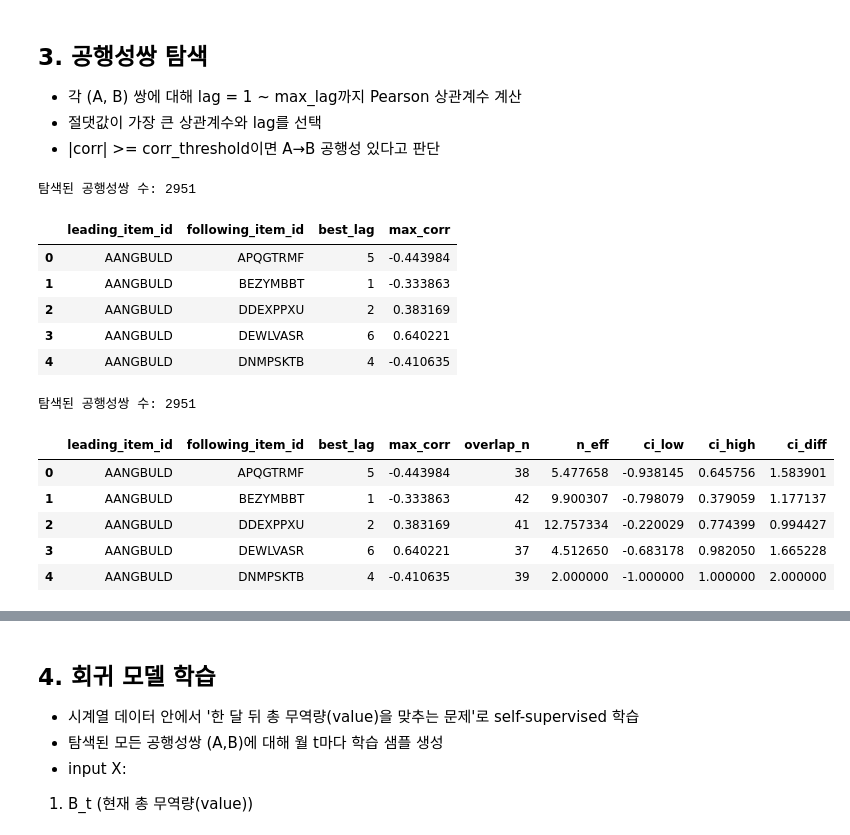
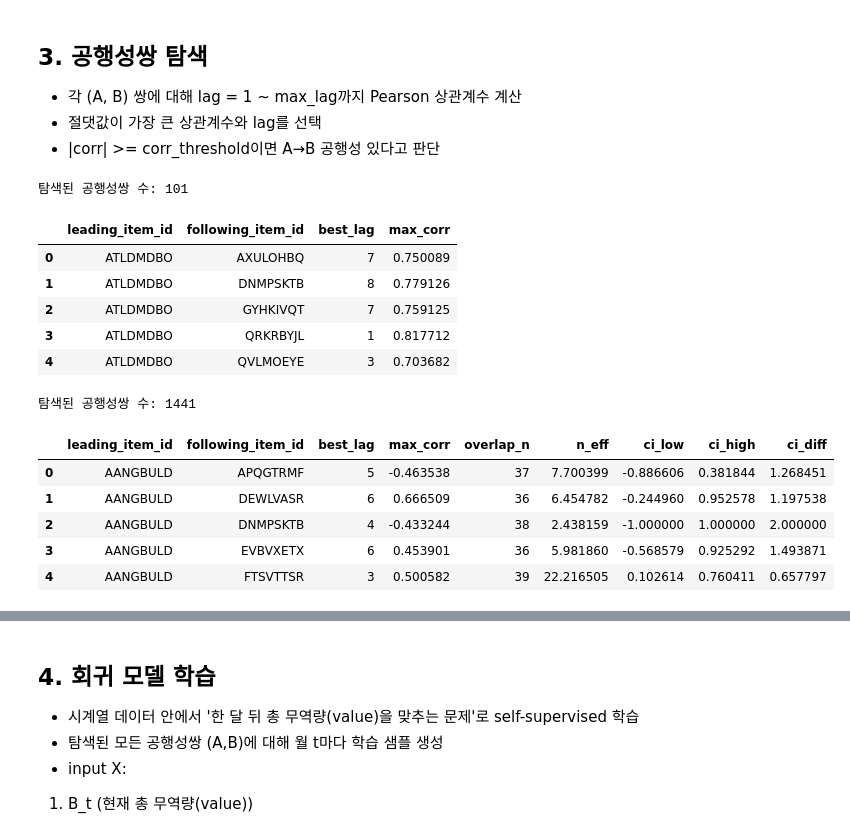
Before and after one commit to hongjeonghui/data-contest-lab, a Jupyter notebook: competitions/2025-kookmin-aibd/02_experiments/notebooks/notebook_code_대일/[Baseline]_피어슨 상관계수 기반 공행성 판단 및 회귀 모델 학습_추론.ipynb, the cells around one changed output, grey strips where cells are left out. Saved outputs shown, nothing was run; the diff lists cells and outputs as text; code cells hidden in the pictures.

```diff
--- a/competitions/2025-kookmin-aibd/02_experiments/notebooks/notebook_code_대일/[Baseline]_피어슨 상관계수 기반 공행성 판단 및 회귀 모델 학습_추론.ipynb
+++ b/competitions/2025-kookmin-aibd/02_experiments/notebooks/notebook_code_대일/[Baseline]_피어슨 상관계수 기반 공행성 판단 및 회귀 모델 학습_추론.ipynb
@@ -304,9 +545,14 @@ fig.update_layout(width=1100, height=400, legend_title_text="Metal", margin=dict
 fig.show()
 # %%
 df = pivot.T.reset_index()
-scaler = MinMaxScaler()
-# scaler = StandardScaler()
+# scaler = MinMaxScaler()
+scaler = StandardScaler()
 df_minmax = pd.DataFrame(scaler.fit_transform(df.drop("ym",axis=1)),columns=df.drop("ym",axis=1).columns).set_index(df["ym"]).reset_index()
+# %%
+df = np.log1p(pivot).T.reset_index()
+# scaler_log = MinMaxScaler()
+scaler_log = StandardScaler()
+df_minmax_log = pd.DataFrame(scaler_log.fit_transform(df.drop("ym",axis=1)),columns=df.drop("ym",axis=1).columns).set_index(df["ym"]).reset_index()
 # %%
 df_vw = pivot_w.T.reset_index()
 scaler_vw = MinMaxScaler()
@@ -336,7 +582,7 @@ df_minmax_vw
 # %%
 import plotly.express as px
 
-uss_df = df_minmax_vw.copy()
+uss_df = df_minmax_log.copy()
 
 # pivot_longer → melt
 uss_long = uss_df.melt(id_vars="ym", var_name="item", value_name="value")
@@ -403,7 +649,7 @@ long_a = (
       .assign(series="minmax")
 )
 long_b = (
-    df_minmax_vw
+    df_minmax_log
       .melt(id_vars="ym", var_name="item", value_name="value")
       .assign(series="minmax_vw")
 )
@@ -569,18 +815,18 @@ def find_comovement_multi_pairs(pivot_v, pivot_w, max_lag=6, min_nonzero=12, cor
     pairs = pd.DataFrame(results)                           # 반환을 위한 데이터프레임화
     return pairs
 
-pairs2 = find_comovement_pairs(pivot, max_lag=6, min_nonzero=29, corr_threshold=0.3)
-
+pairs2 = find_comovement_pairs(pivot, max_lag=12, corr_threshold=0.7)
+# pairs2 = find_comovement_pairs(pivot, max_lag=6, min_nonzero=29, corr_threshold=0.3)
 print("탐색된 공행성쌍 수:", len(pairs2))
 pairs2.head()
 # %% [output]
-탐색된 공행성쌍 수: 2951
+탐색된 공행성쌍 수: 101
 |  | leading_item_id | following_item_id | best_lag | max_corr |
-| 0 | AANGBULD | APQGTRMF | 5 | -0.443984 |
-| 1 | AANGBULD | BEZYMBBT | 1 | -0.333863 |
-| 2 | AANGBULD | DDEXPPXU | 2 | 0.383169 |
-| 3 | AANGBULD | DEWLVASR | 6 | 0.640221 |
-| 4 | AANGBULD | DNMPSKTB | 4 | -0.410635 |
+| 0 | ATLDMDBO | AXULOHBQ | 7 | 0.750089 |
+| 1 | ATLDMDBO | DNMPSKTB | 8 | 0.779126 |
+| 2 | ATLDMDBO | GYHKIVQT | 7 | 0.759125 |
+| 3 | ATLDMDBO | QRKRBYJL | 1 | 0.817712 |
+| 4 | ATLDMDBO | QVLMOEYE | 3 | 0.703682 |
 # %%
 import numpy as np
 import pandas as pd
@@ -623,8 +869,8 @@ def transform_series(v, mode="log1p-pct", winsor=0.01, zscore=True):
     elif mode == "diff12":
         x = pd.Series(x).diff(12).to_numpy()
     # 윈저라이즈
-    # if winsor:
-    #     x = winsorize(x, q=winsor)
+    if winsor:
+        x = winsorize(x, q=winsor)
     # 표준화
     if zscore:
         m, s = np.nanmean(x), np.nanstd(x)
@@ -643,8 +889,8 @@ def lag_overlap_corr(x, y, lag, spearman=False):
     xw = x[:-lag]
     yw = y[lag:]
     # 실제 겹치는 유효 길이(둘 다 finite)
-    # mask = np.isfinite(xw) & np.isfinite(yw)
-    # xw = xw[mask]; yw = yw[mask]
+    mask = np.isfinite(xw) & np.isfinite(yw)
+    xw = xw[mask]; yw = yw[mask]
     n = len(xw)
     if n < 2:
         return np.nan, 0
@@ -707,10 +953,9 @@ def find_leadlag_pairs(
     for i, item in enumerate(items):
         v_raw = raw[i, :].astype(float)
         nonzero_cnt[item] = int(np.count_nonzero(v_raw))
-        x = transform_series(v_raw, mode=transform,zscore=False)
+        x = transform_series(v_raw, mode=transform,zscore=True)
         series[item] = x
         ar1[item] = ar1_lag1_autocorr(x)
-    # print(ar1)
 
     results = []
     for i, leader in enumerate(items):
@@ -751,42 +996,43 @@ def find_leadlag_pairs(
                     "following_item_id": follower,
                     "best_lag": best["lag"],
                     "max_corr": best["r"],
                     "overlap_n": int(best["n"]),
                     "n_eff": float(n_eff),
                     "ci_low": float(lo),
                     "ci_high": float(hi),
                     "ci_diff": abs(float(lo) - float(hi)),
                 })
     pairs = pd.DataFrame(results)
     # pairs = pd.DataFrame(results).sort_values(["max_corr"], ascending=False, ignore_index=True)
     return pairs
 
 # -----------------------------
 # 3) 실행 예시
 # -----------------------------
 # 위에서 이미 pivot을 생성하셨으므로 바로 호출:
 pairs = find_leadlag_pairs(
-    pivot,
+    # pivot,
+    pivot.iloc[:,:-1],
     max_lag=6,
-    min_nonzero=29,
+    min_nonzero=12,
     min_overlap=24,
-    corr_threshold=0.3,
+    corr_threshold=0.4,
     alpha=0.05,
     # transform="log1p",   # 추천: 규모/추세 영향 완화
     transform="level",
     use_spearman=False       # 필요시 True로 바꿔 비선형 순위관계 테스트
 )
 
 print("탐색된 공행성쌍 수:", len(pairs))
 pairs.head()
 # %% [output]
-탐색된 공행성쌍 수: 2951
+탐색된 공행성쌍 수: 1441
 |  | leading_item_id | following_item_id | best_lag | max_corr | overlap_n | n_eff | ci_low | ci_high | ci_diff |
-| 0 | AANGBULD | APQGTRMF | 5 | -0.443984 | 38 | 5.477658 | -0.938145 | 0.645756 | 1.583901 |
-| 1 | AANGBULD | BEZYMBBT | 1 | -0.333863 | 42 | 9.900307 | -0.798079 | 0.379059 | 1.177137 |
-| 2 | AANGBULD | DDEXPPXU | 2 | 0.383169 | 41 | 12.757334 | -0.220029 | 0.774399 | 0.994427 |
-| 3 | AANGBULD | DEWLVASR | 6 | 0.640221 | 37 | 4.512650 | -0.683178 | 0.982050 | 1.665228 |
-| 4 | AANGBULD | DNMPSKTB | 4 | -0.410635 | 39 | 2.000000 | -1.000000 | 1.000000 | 2.000000 |
+| 0 | AANGBULD | APQGTRMF | 5 | -0.463538 | 37 | 7.700399 | -0.886606 | 0.381844 | 1.268451 |
+| 1 | AANGBULD | DEWLVASR | 6 | 0.666509 | 36 | 6.454782 | -0.244960 | 0.952578 | 1.197538 |
+| 2 | AANGBULD | DNMPSKTB | 4 | -0.433244 | 38 | 2.438159 | -1.000000 | 1.000000 | 2.000000 |
+| 3 | AANGBULD | EVBVXETX | 6 | 0.453901 | 36 | 5.981860 | -0.568579 | 0.925292 | 1.493871 |
+| 4 | AANGBULD | FTSVTTSR | 3 | 0.500582 | 39 | 22.216505 | 0.102614 | 0.760411 | 0.657797 |
 # %%
 # 아이템 별 pair 갯수 -> 페어 item id를 워한다면 len() 제거
 pairs_count = {}
```
Also changed, not shown: parts of 58 cells of this notebook.
